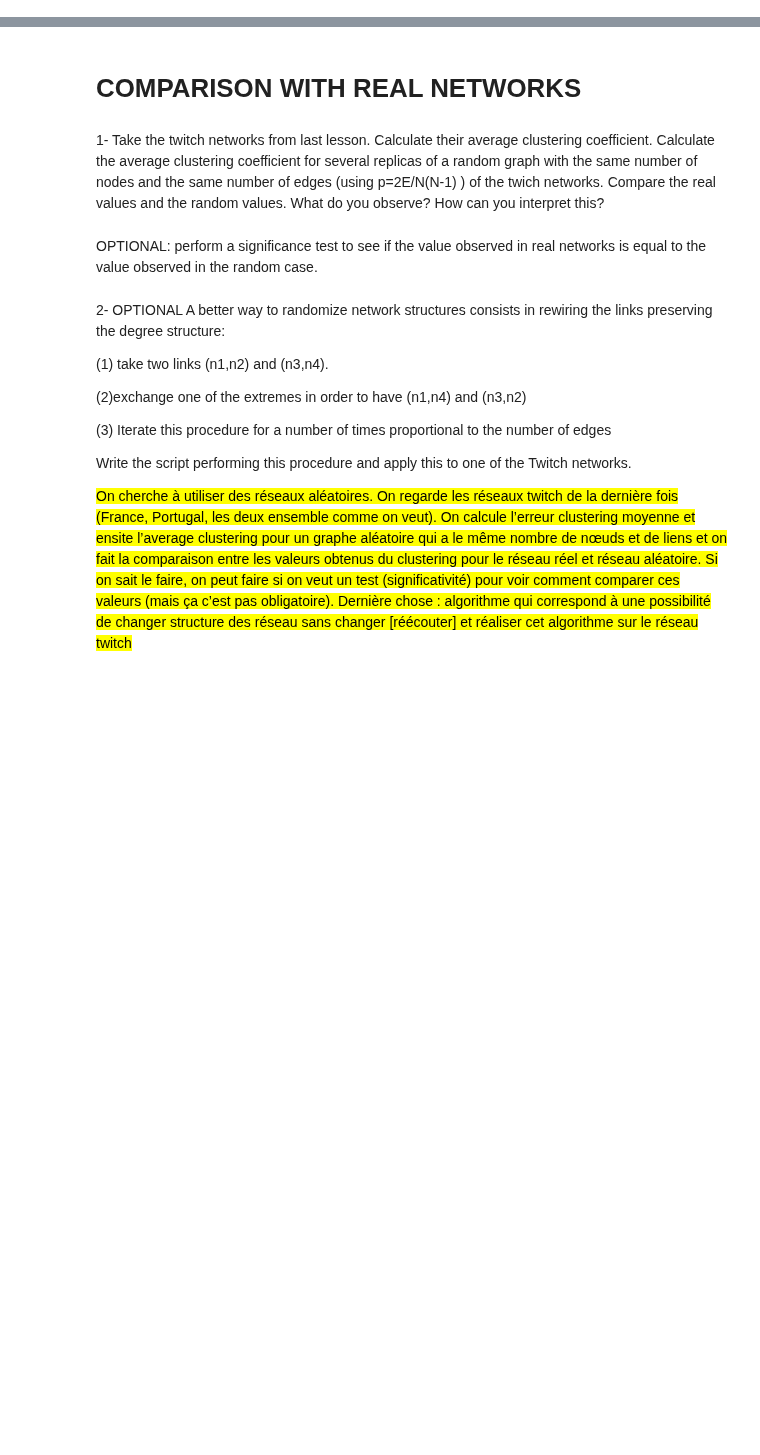
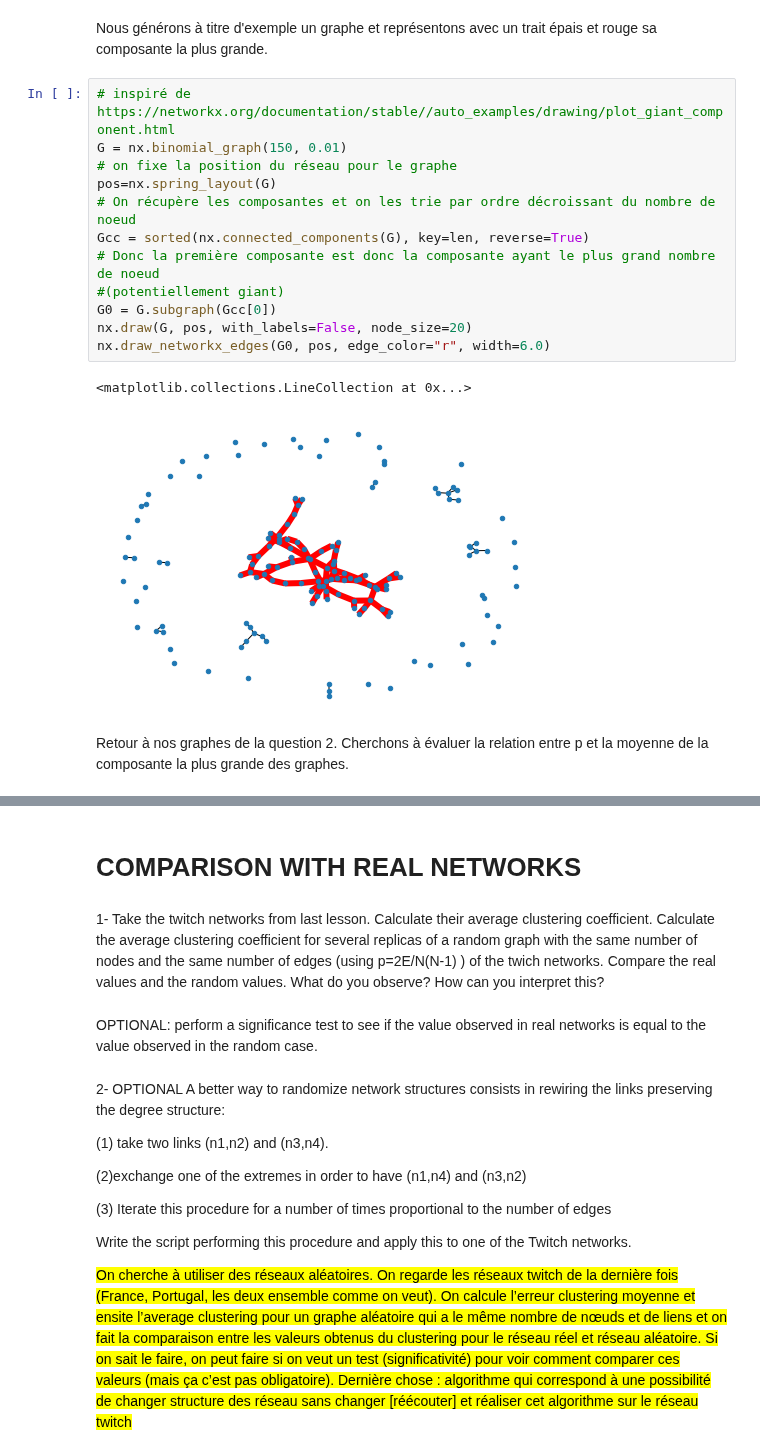
Before and after one commit to ARKEnsae/DM_Analyse_Reseaux, a Jupyter notebook: CC5/Exos_10Mar2021/ex_maison/ex_maison_KA.ipynb, the cells around one changed output, grey strips where cells are left out. Saved outputs shown, nothing was run; the diff lists cells and outputs as text; blank space fills up the shorter version.

```diff
--- a/CC5/Exos_10Mar2021/ex_maison/ex_maison_KA.ipynb
+++ b/CC5/Exos_10Mar2021/ex_maison/ex_maison_KA.ipynb
@@ -13,0 +119,19 @@ Ces exercices portent principalement sur les 2 premiers exercices vus en classe
+# %% [markdown]
+Nous générons à titre d'exemple un graphe et représentons avec un trait épais et rouge sa composante la plus grande.
+# %%
+# inspiré de https://networkx.org/documentation/stable//auto_examples/drawing/plot_giant_component.html
+G = nx.binomial_graph(150, 0.01)
+# on fixe la position du réseau pour le graphe
+pos=nx.spring_layout(G)
+# On récupère les composantes et on les trie par ordre décroissant du nombre de noeud
+Gcc = sorted(nx.connected_components(G), key=len, reverse=True)
+# Donc la première composante est donc la composante ayant le plus grand nombre de noeud
+#(potentiellement giant)
+G0 = G.subgraph(Gcc[0])
+nx.draw(G, pos, with_labels=False, node_size=20)
+nx.draw_networkx_edges(G0, pos, edge_color="r", width=6.0)
+# %% [output]
+<matplotlib.collections.LineCollection at 0x...>
+[figure, added]
+# %% [markdown]
+Retour à nos graphes de la question 2. Cherchons à évaluer la relation entre p et la moyenne de la composante la plus grande des graphes.
```
Also changed, not shown: parts of 29 cells of this notebook.
